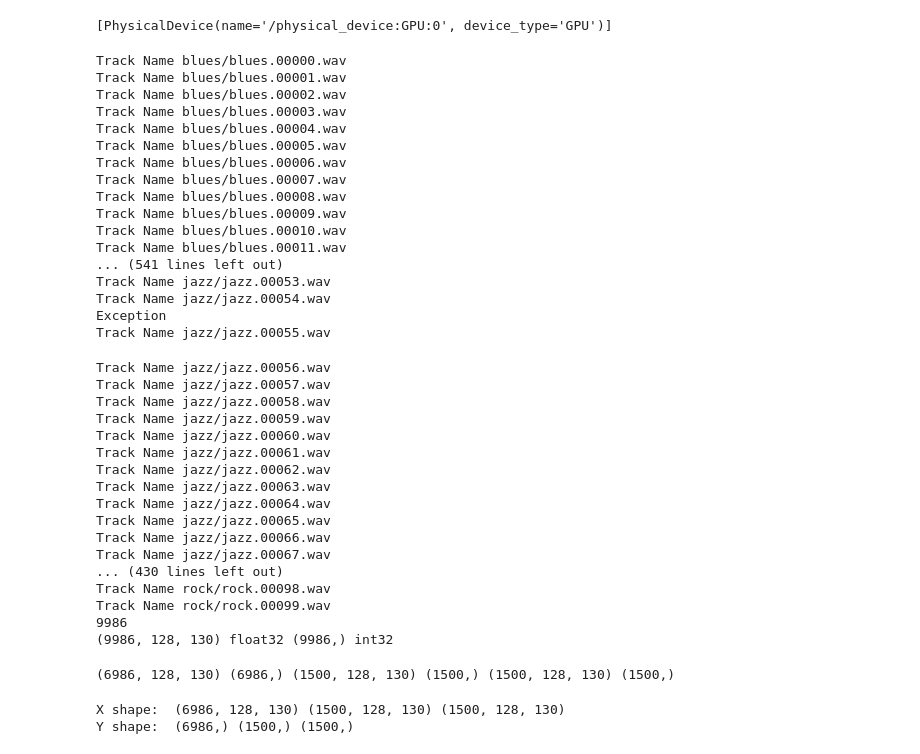
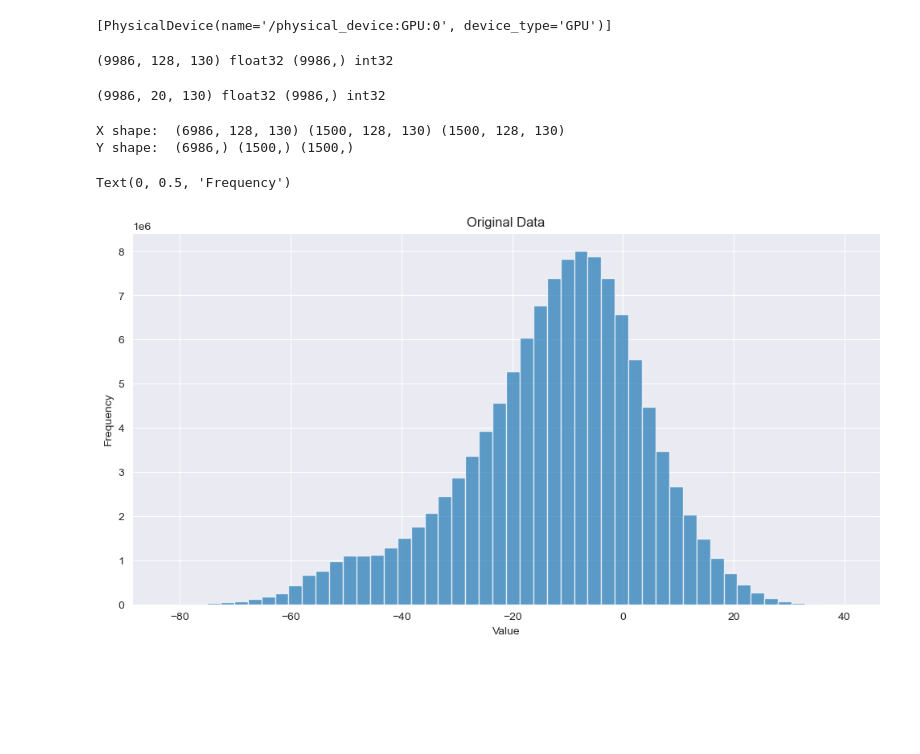
Before and after one commit to dPetrotos/MusicGenreClassification, a Jupyter notebook: models/MLP.ipynb, the cells around one changed output. Saved outputs shown, nothing was run; the diff lists cells and outputs as text; code cells hidden in the pictures; blank space fills up the shorter version.

```diff
--- a/models/MLP.ipynb
+++ b/models/MLP.ipynb
@@ -60,50 +14,20 @@ def preprocess(dataset_path, num_mfcc=20, n_fft=2048, hop_length=512, num_segmen
+# %%
+data = np.load(r'C:\Users\dpetr\Desktop\sxoli\Level 3\Individual\datasets\GTZAN\features.npz')
+labels = data['labels']
 # %%
-mel, labels = preprocess(r"C:\Users\dpetr\Desktop\sxoli\music genre classification\MFCC-CNN\Data\genres_original")
-
+mel = data['mel']
 print(mel.shape, mel.dtype, labels.shape, labels.dtype)
 # %% [output]
-Track Name blues/blues.00000.wav
-Track Name blues/blues.00001.wav
-Track Name blues/blues.00002.wav
-Track Name blues/blues.00003.wav
-Track Name blues/blues.00004.wav
-Track Name blues/blues.00005.wav
-Track Name blues/blues.00006.wav
-Track Name blues/blues.00007.wav
-Track Name blues/blues.00008.wav
-Track Name blues/blues.00009.wav
-Track Name blues/blues.00010.wav
-Track Name blues/blues.00011.wav
-... (541 lines left out)
-Track Name jazz/jazz.00053.wav
-Track Name jazz/jazz.00054.wav
-Exception
-Track Name jazz/jazz.00055.wav
+(9986, 128, 130) float32 (9986,) int32
-Track Name jazz/jazz.00056.wav
-Track Name jazz/jazz.00057.wav
-Track Name jazz/jazz.00058.wav
-Track Name jazz/jazz.00059.wav
-Track Name jazz/jazz.00060.wav
-Track Name jazz/jazz.00061.wav
-Track Name jazz/jazz.00062.wav
-Track Name jazz/jazz.00063.wav
-Track Name jazz/jazz.00064.wav
-Track Name jazz/jazz.00065.wav
-Track Name jazz/jazz.00066.wav
-Track Name jazz/jazz.00067.wav
-... (430 lines left out)
-Track Name rock/rock.00098.wav
-Track Name rock/rock.00099.wav
-9986
-(9986, 128, 130) float32 (9986,) int32
+# %%
+mfcc = data['mfcc']
+print(mfcc.shape, mfcc.dtype, labels.shape, labels.dtype)
+# %% [output]
+(9986, 20, 130) float32 (9986,) int32
 # %%
-def prepare_datasets(test_size, validation_size):
-    x_train, x_test, y_train, y_test = train_test_split(mel, labels, test_size=test_size, stratify=labels)
+def prepare_datasets(x, y, test_size, validation_size):
+    x_train, x_test, y_train, y_test = train_test_split(x, y, test_size=test_size, stratify=y)
     x_train, x_validation, y_train, y_validation = train_test_split(x_train, y_train, test_size=validation_size, stratify=y_train)
     return x_train, x_test, x_validation, y_train, y_test, y_validation
 
-
-mel_train, mel_test, mel_validation, y_train, y_test, y_validation = prepare_datasets(test_size=1500, validation_size=1500)
-print(mel_train.shape, y_train.shape, mel_validation.shape, y_validation.shape, mel_test.shape, y_test.shape)
+x_train, x_test, x_validation, y_train, y_test, y_validation = prepare_datasets(mel, labels, test_size=1500, validation_size=1500)
-# %% [output]
-(6986, 128, 130) (6986,) (1500, 128, 130) (1500,) (1500, 128, 130) (1500,)
@@ -123,4 +37,13 @@ print("Y shape: ", y_train.shape, y_validation.shape, y_test.shape)
 # %% [output]
 X shape:  (6986, 128, 130) (1500, 128, 130) (1500, 128, 130)
 Y shape:  (6986,) (1500,) (1500,)
+# %%
+plt.figure(figsize=(12, 6))
+plt.title("Original Data")
+plt.hist(x_train.flatten(), bins=50, alpha=0.7)
+plt.xlabel("Value")
+plt.ylabel("Frequency")
+# %% [output]
+Text(0, 0.5, 'Frequency')
+[figure, added]
 # %%
```
Also changed, not shown: parts of 10 cells of this notebook, 31 other files.
